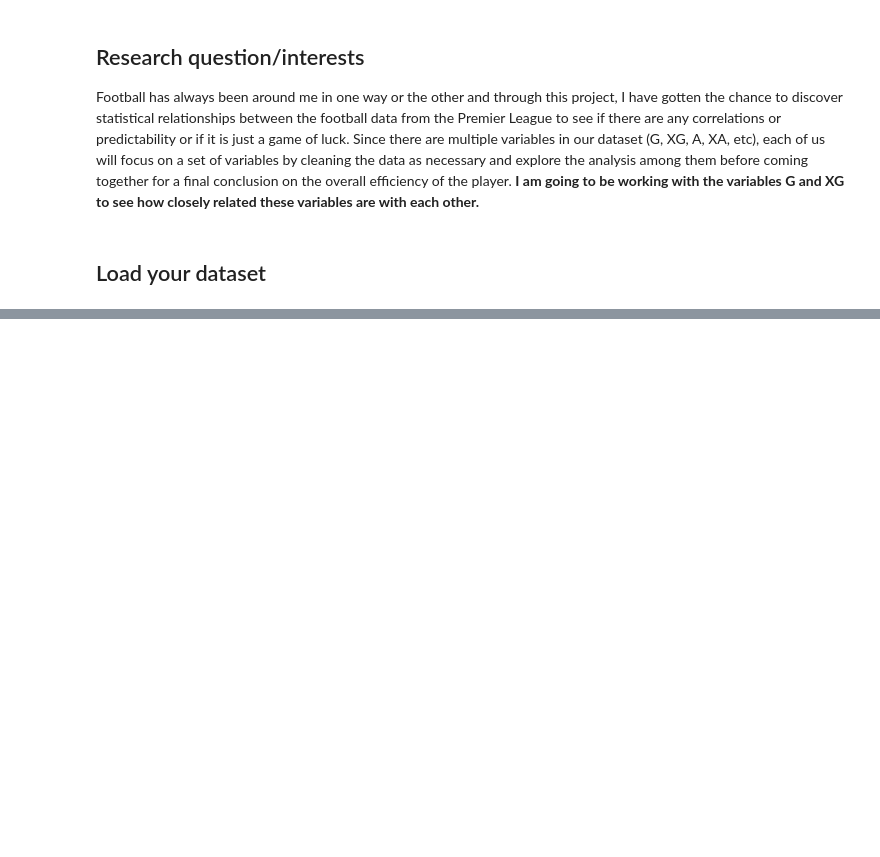
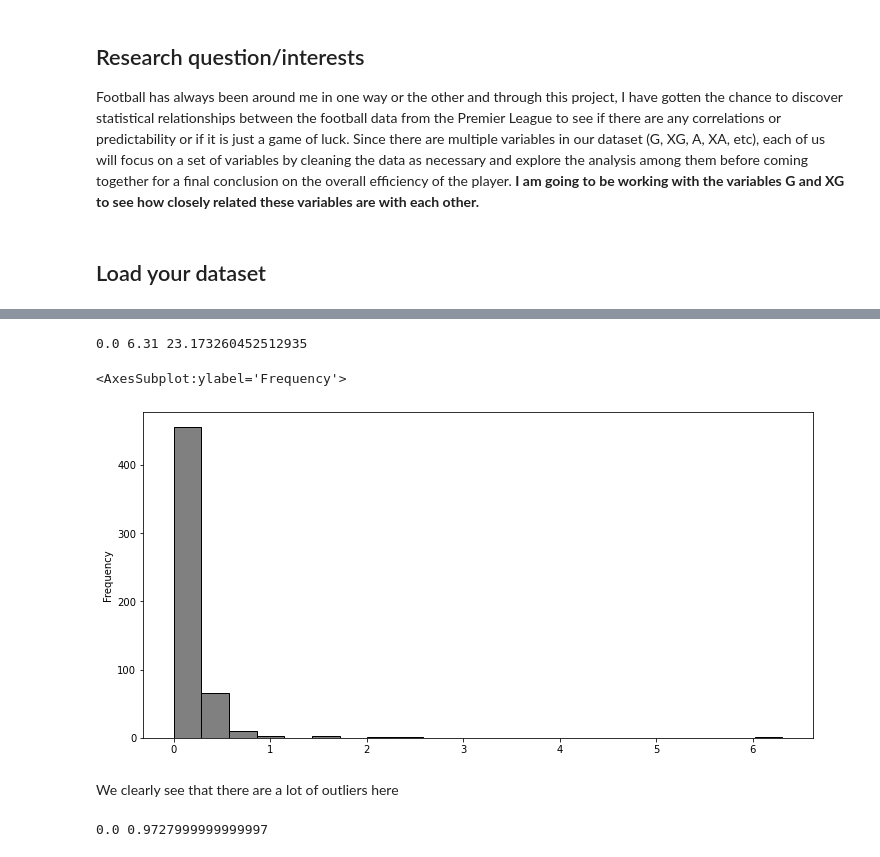
Before and after one commit to ubco-W2022T2-data301/group26, a Jupyter notebook: analysis/analysisAnanya.ipynb, the cells around one changed output, grey strips where cells are left out. Cells and saved outputs as stored; diff of their text form; code cells hidden in the pictures; blank space fills up the shorter version.

```diff
--- a/analysis/analysisAnanya.ipynb
+++ b/analysis/analysisAnanya.ipynb
@@ -26,0 +84,16 @@ df
+# %%
+xG90_data = np.array(df2['xG90'])
+print(xG90_data.min(), xG90_data.max(), math.sqrt(len(xG90_data)))
+xG90_bins = np.linspace(xG90_data.min(), xG90_data.max(), 23)
+df2['xG90'].plot(kind='hist', bins=xG90_bins, figsize=(12,6), facecolor='grey',edgecolor='black')
+# %% [output]
+0.0 6.31 23.173260452512935
+<AxesSubplot:ylabel='Frequency'>
+[figure, added]
+# %% [markdown]
+We clearly see that there are a lot of outliers here
+# %%
+xG90_low, xG90_hgh = np.percentile(xG90_data, [1, 99])
+print(xG90_low, xG90_hgh)
+# %% [output]
+0.0 0.9727999999999997
```
Also changed, not shown: parts of 27 cells of this notebook, 3 other files.
